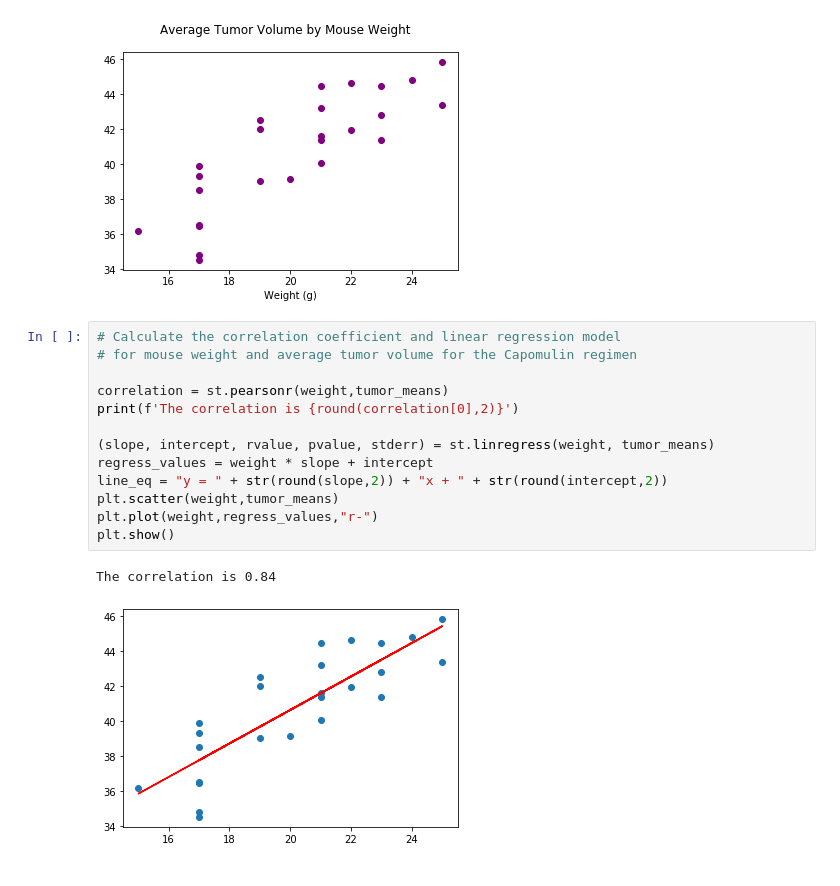
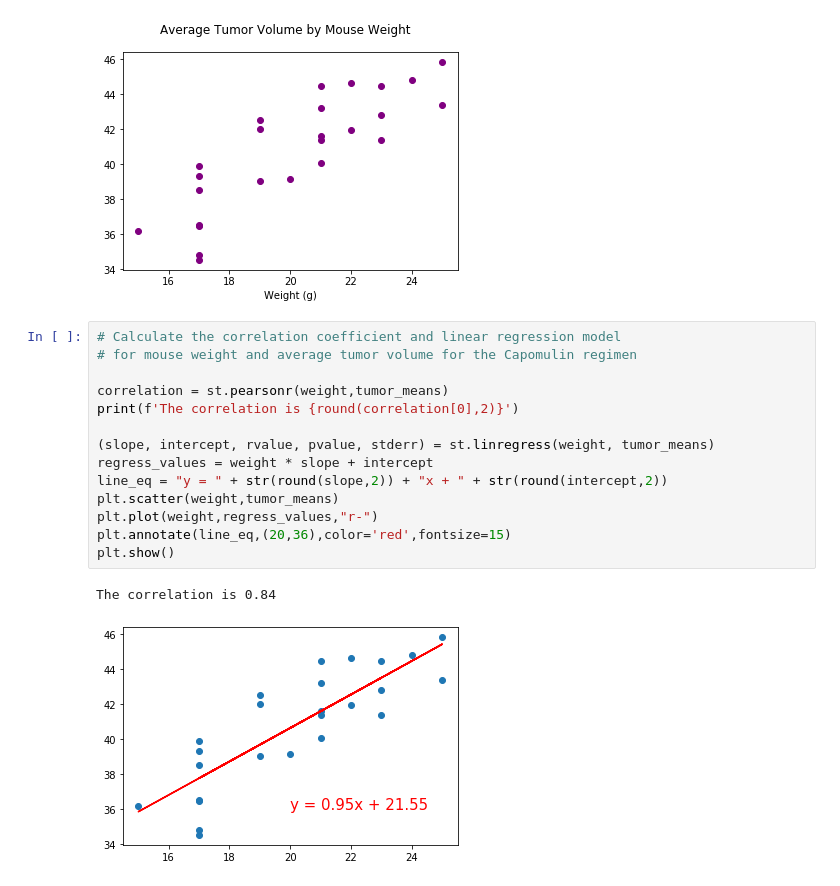
Before and after one commit to hal-pemulis/Matplotlib-Challenge, a Jupyter notebook: pymaceuticalsHW.ipynb, the cells around one changed output. Drawn from its saved outputs; the diff is of its cells as text.

```diff
--- a/pymaceuticalsHW.ipynb
+++ b/pymaceuticalsHW.ipynb
@@ -189,16 +189,17 @@ TypeError: 'str' object is not callable
 # %%
 # Calculate the correlation coefficient and linear regression model
 # for mouse weight and average tumor volume for the Capomulin regimen
 
 correlation = st.pearsonr(weight,tumor_means)
 print(f'The correlation is {round(correlation[0],2)}')
 
 (slope, intercept, rvalue, pvalue, stderr) = st.linregress(weight, tumor_means)
 regress_values = weight * slope + intercept
 line_eq = "y = " + str(round(slope,2)) + "x + " + str(round(intercept,2))
 plt.scatter(weight,tumor_means)
 plt.plot(weight,regress_values,"r-")
+plt.annotate(line_eq,(20,36),color='red',fontsize=15)
 plt.show()
 # %% [output]
 The correlation is 0.84
-[figure, old version]
+[figure, new version]
```
